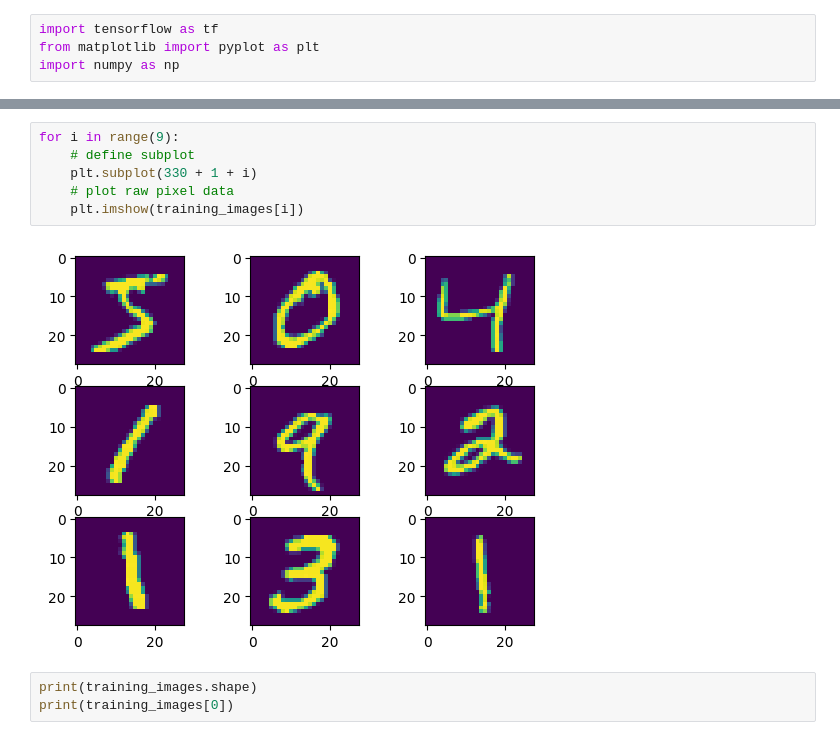
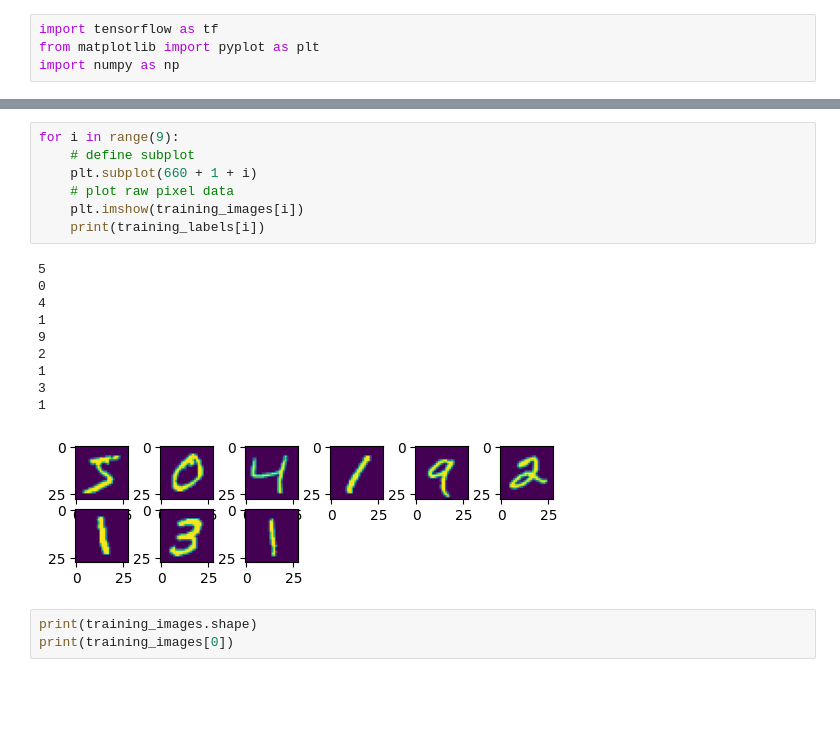
Before and after one commit to Masrafi5628/AI-ML-DL, a Jupyter notebook: MNIST.ipynb, the cells around one changed output, grey strips where cells are left out. Saved outputs shown, nothing was run; the diff lists cells and outputs as text; blank space fills up the shorter version.

```diff
--- a/MNIST.ipynb
+++ b/MNIST.ipynb
@@ -11,11 +8,21 @@ Downloading data from https://storage.googleapis.com/tensorflow/tf-keras-dataset
 # %%
 for i in range(9):
 	# define subplot
-	plt.subplot(330 + 1 + i)
+	plt.subplot(660 + 1 + i)
 	# plot raw pixel data
 	plt.imshow(training_images[i])
+	print(training_labels[i])
 # %% [output]
+5
+0
+4
+1
+9
+2
+1
+3
+1
-[figure, old version]
+[figure, new version]
 # %%
 print(training_images.shape)
 print(training_images[0])
```
Also changed, not shown: parts of 4 cells of this notebook.
